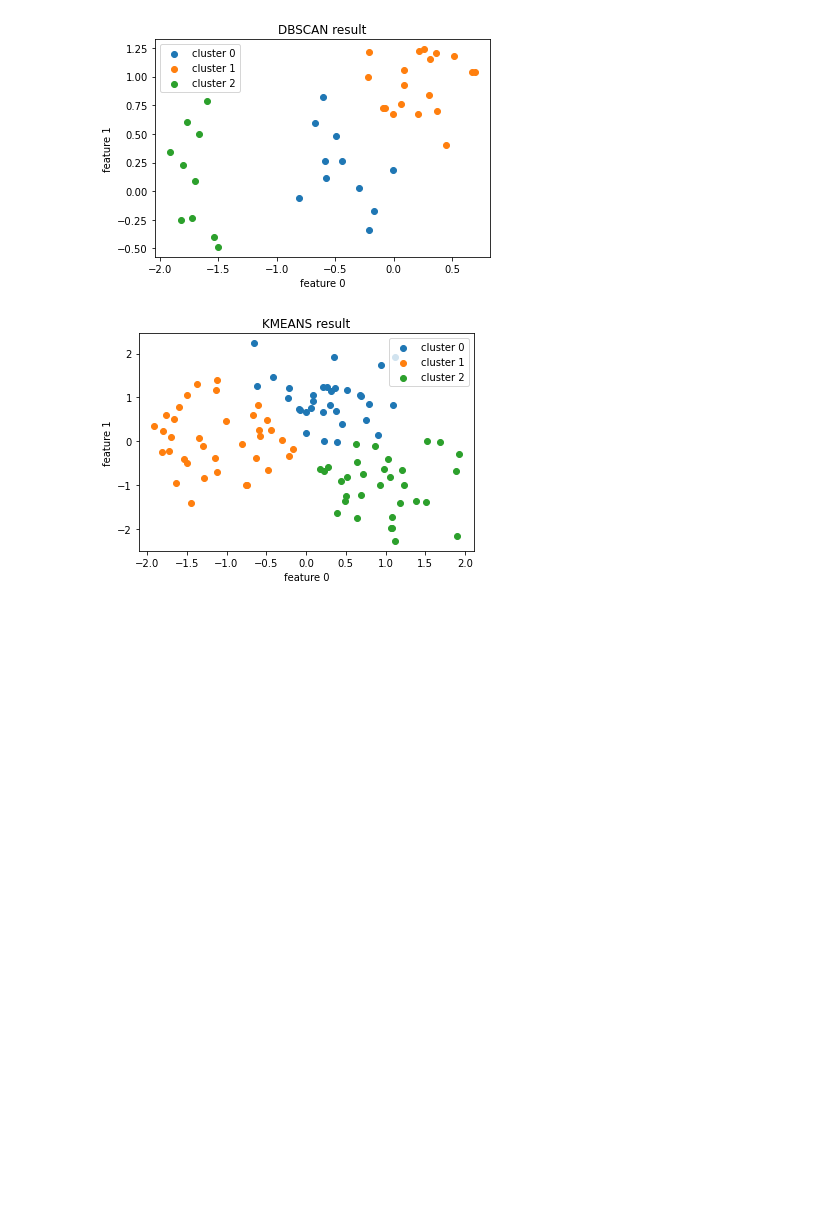
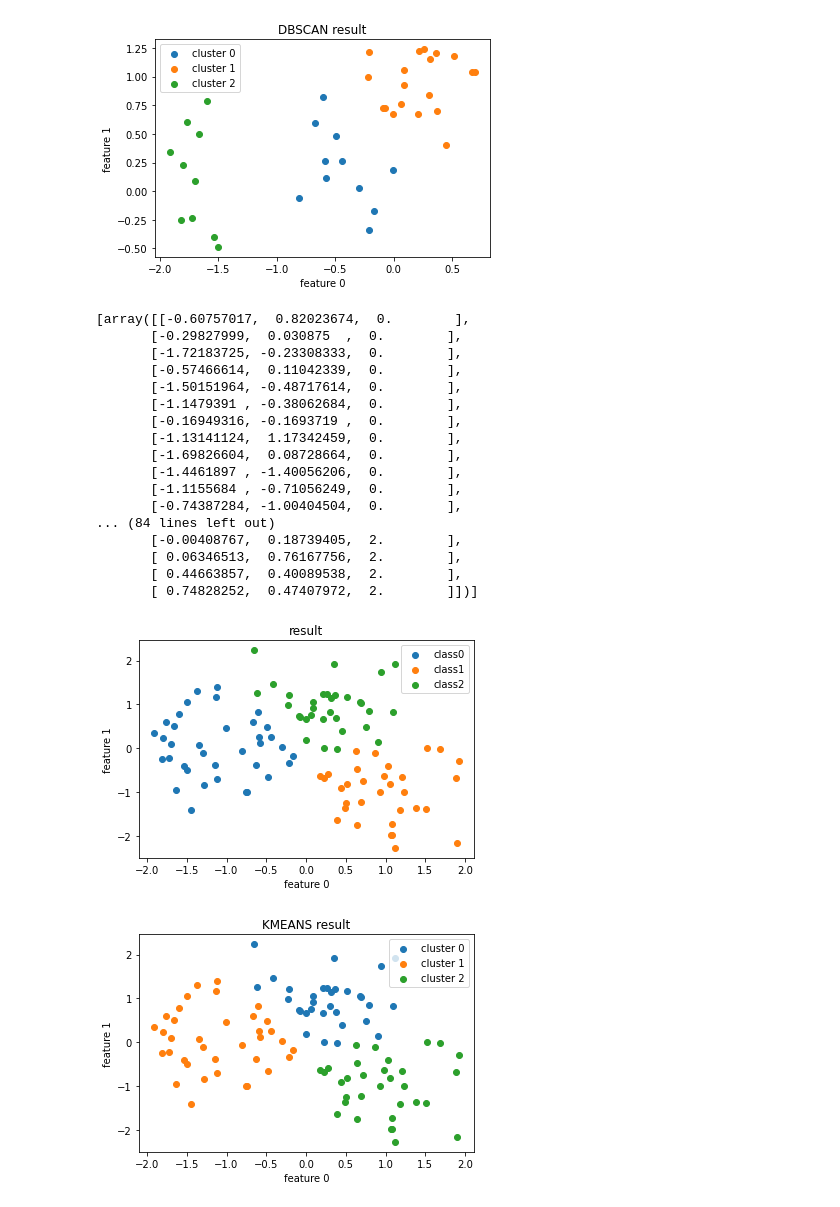
Before and after one commit to WonbinLee067/unlabeld-tsdata-clustering, a Jupyter notebook: DBSCAN_KMeans.ipynb, the cells around one changed output. Cells and saved outputs as stored; diff of their text form; code cells hidden in the pictures; blank space fills up the shorter version.

```diff
--- a/DBSCAN_KMeans.ipynb
+++ b/DBSCAN_KMeans.ipynb
@@ -94,7 +96,7 @@ dbscan = DBSCAN(eps=0.6, min_samples=5)
 dbscan_x = dbscan.fit_predict(x)
 
 # KMEANS
-kmeans_x = KMeans(n_clusters=3).fit(x)
+kmeans_x = KMeans(n_clusters=3).fit(x_scaled_ss)
 # %%
 print("Clusters DBSCAN: \n{}".format(dbscan_x))
 print("Clusters kmeans : \n{}".format(kmeans_x.labels_))
@@ -138,6 +140,50 @@ plt.title("DBSCAN result")
 plt.show()
 # %% [output]
 [figure]
+# %%
+## 클래스 Visualization
+### cluster_result -> numpy
+### class_num -> list
+def visualization_clusters(cluster_result, class_num):
+    class_list = []
+
+    for i in range(len(class_num)):
+        _class = cluster_result[cluster_result[:, 2]==class_num[i], :]
+
+        class_list.append(_class)
+
+    class_list = np.array(class_list)
+
+    for i in range(len(class_num)):
+        plt.scatter(class_list[i][:, 0], class_list[i][ :, 1], label="class{}".format(i), cmap='Pairs')
+
+    plt.xlabel('feature 0')
+    plt.ylabel('feature 1')
+    plt.legend()
+    plt.title("result")
+    plt.show()
+
+df = np.hstack([x_scaled_ss, kmeans_x.labels_.reshape(-1, 1)]) # x_scaled_ss 오른쪽에 1열 붙이기
+visualization_clusters(df, [0, 1, 2])
+# %% [output]
+[array([[-0.60757017,  0.82023674,  0.        ],
+       [-0.29827999,  0.030875  ,  0.        ],
+       [-1.72183725, -0.23308333,  0.        ],
+       [-0.57466614,  0.11042339,  0.        ],
+       [-1.50151964, -0.48717614,  0.        ],
+       [-1.1479391 , -0.38062684,  0.        ],
+       [-0.16949316, -0.1693719 ,  0.        ],
+       [-1.13141124,  1.17342459,  0.        ],
+       [-1.69826604,  0.08728664,  0.        ],
+       [-1.4461897 , -1.40056206,  0.        ],
+       [-1.1155684 , -0.71056249,  0.        ],
+       [-0.74387284, -1.00404504,  0.        ],
+... (84 lines left out)
+       [-0.00408767,  0.18739405,  2.        ],
+       [ 0.06346513,  0.76167756,  2.        ],
+       [ 0.44663857,  0.40089538,  2.        ],
+       [ 0.74828252,  0.47407972,  2.        ]])]
+[figure, added]
 # %%
 # visualization
 
```
Also changed, not shown: parts of 5 cells of this notebook, 2 other files.
